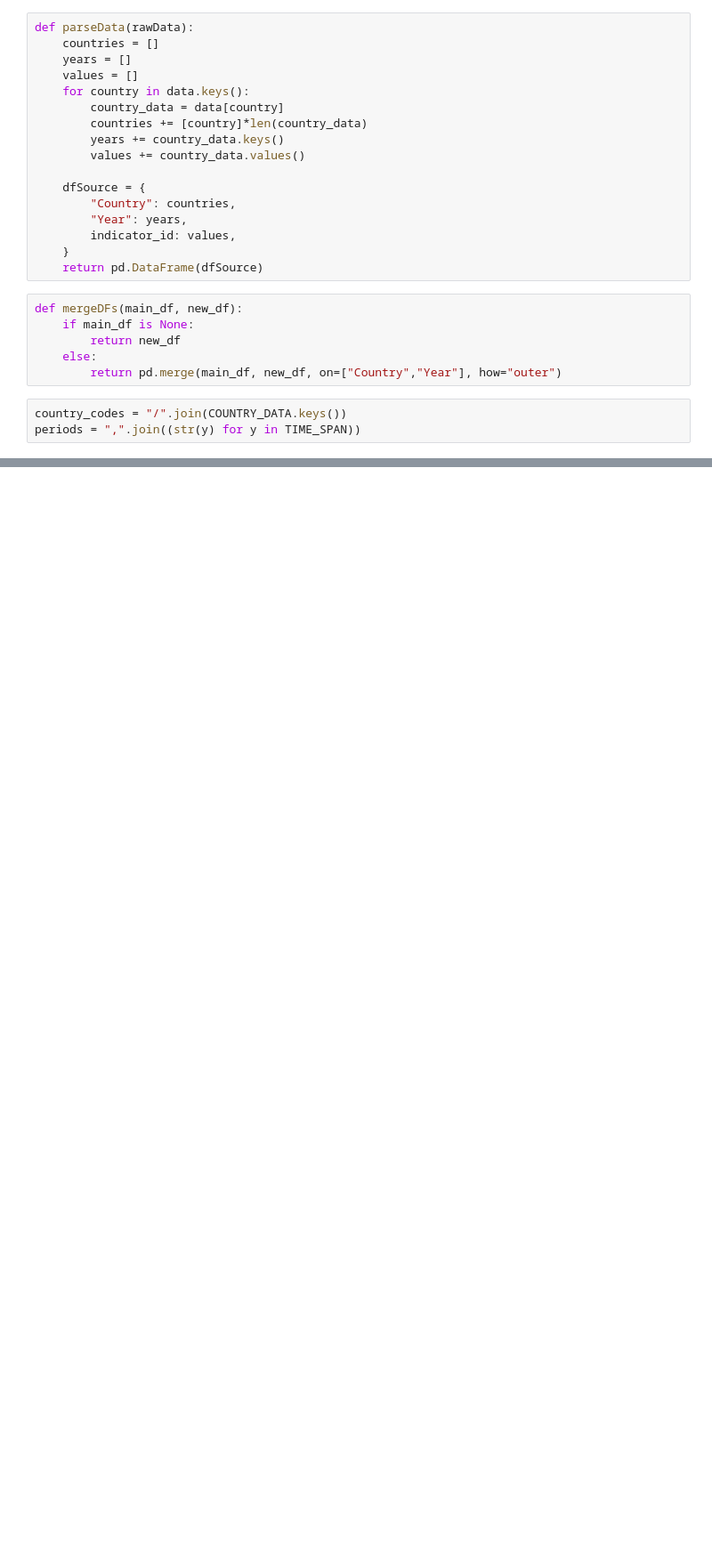
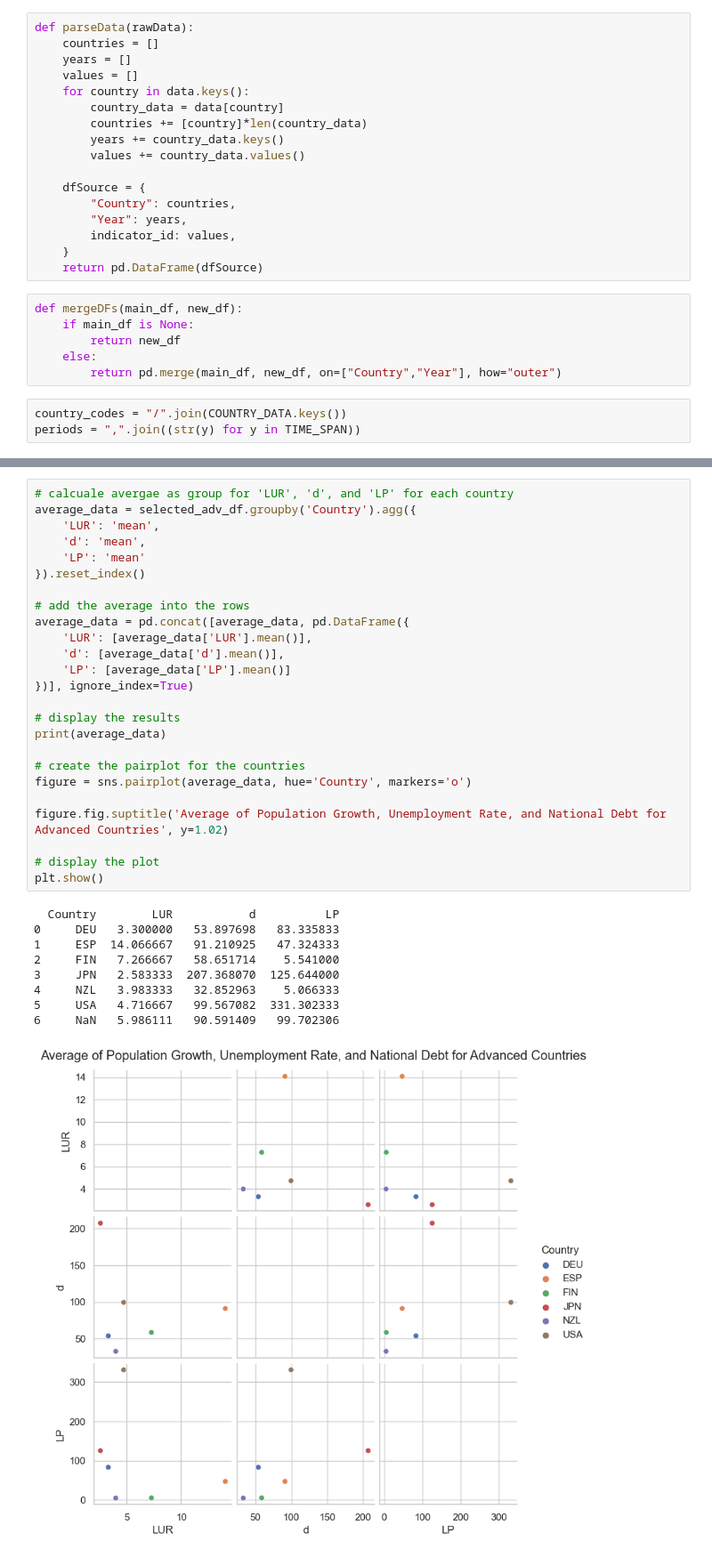
Before and after one commit to eaccooper5/project_1, a Jupyter notebook: TEST1.ipynb, the cells around one changed output, grey strips where cells are left out. Shown at 89% size. Cells and saved outputs as stored; diff of their text form; blank space fills up the shorter version.

```diff
--- a/TEST1.ipynb
+++ b/TEST1.ipynb
@@ -226,0 +324,35 @@ plt.show()
+# %%
+# calcuale avergae as group for 'LUR', 'd', and 'LP' for each country
+average_data = selected_adv_df.groupby('Country').agg({
+    'LUR': 'mean',
+    'd': 'mean',
+    'LP': 'mean'
+}).reset_index()
+
+# add the average into the rows
+average_data = pd.concat([average_data, pd.DataFrame({
+    'LUR': [average_data['LUR'].mean()],
+    'd': [average_data['d'].mean()],
+    'LP': [average_data['LP'].mean()]
+})], ignore_index=True)
+
+# display the results
+print(average_data)
+
+# create the pairplot for the countries
+figure = sns.pairplot(average_data, hue='Country', markers='o')
+
+figure.fig.suptitle('Average of Population Growth, Unemployment Rate, and National Debt for Advanced Countries', y=1.02)
+
+# display the plot
+plt.show()
+# %% [output]
+  Country        LUR           d          LP
+0     DEU   3.300000   53.897698   83.335833
+1     ESP  14.066667   91.210925   47.324333
+2     FIN   7.266667   58.651714    5.541000
+3     JPN   2.583333  207.368070  125.644000
+4     NZL   3.983333   32.852963    5.066333
+5     USA   4.716667   99.567082  331.302333
+6     NaN   5.986111   90.591409   99.702306
+[figure, added]
```
Also changed, not shown: parts of 16 cells of this notebook.
